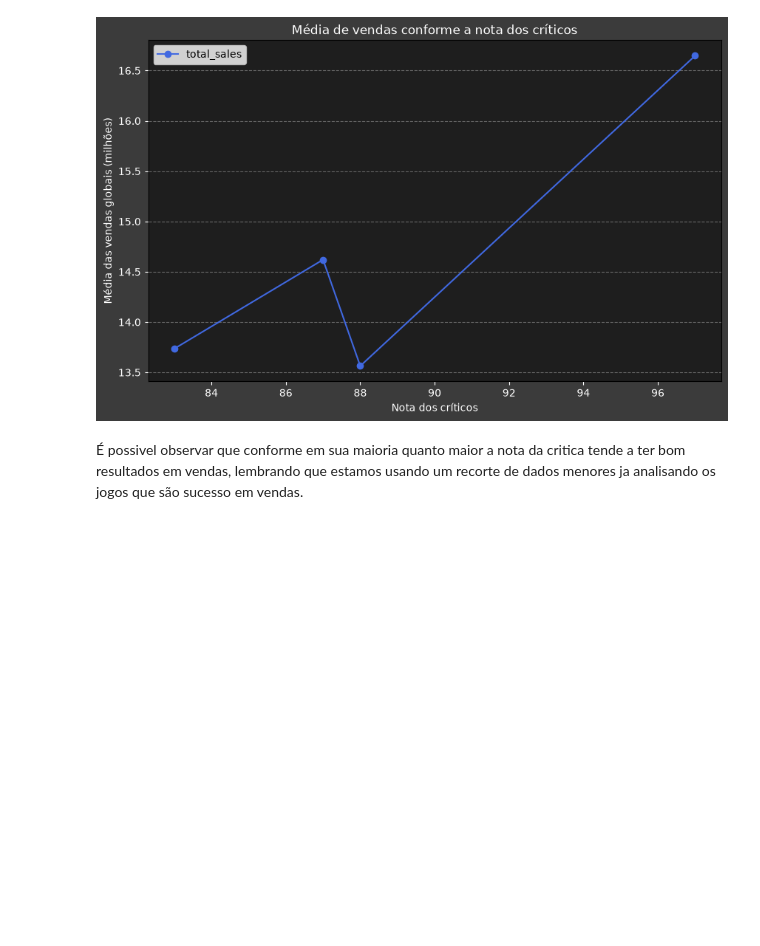
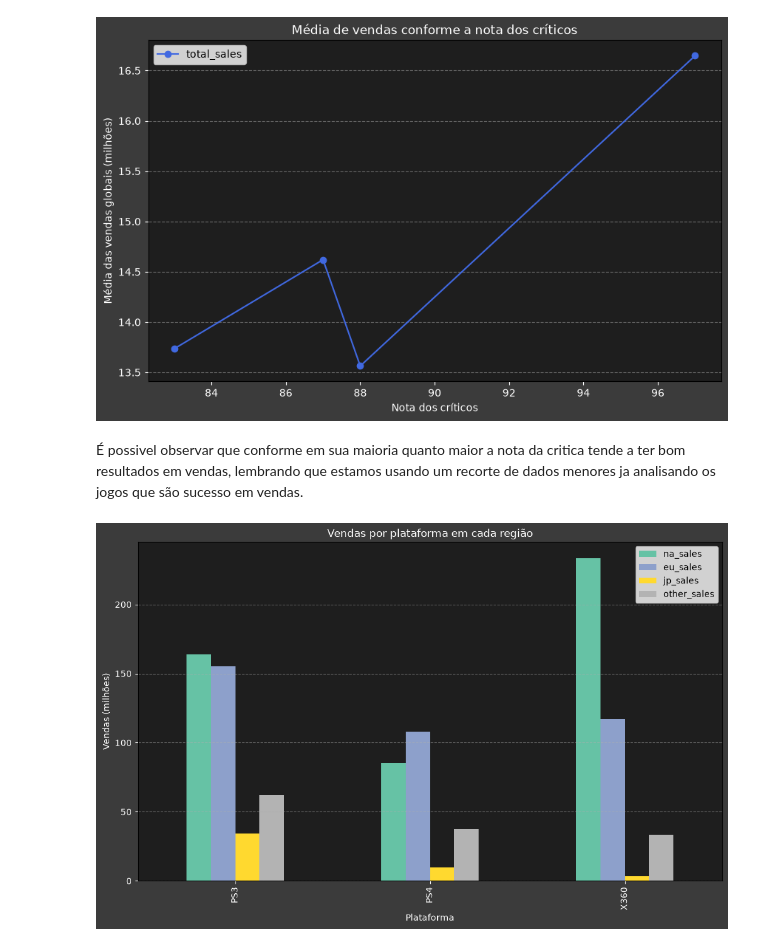
Before and after one commit to higorlu2023-design/projeto_games_integrado, a Jupyter notebook: Notebooks/EDA.ipynb, the cells around one changed output. Drawn from its saved outputs; the diff is of its cells as text; code cells hidden in the pictures; blank space fills up the shorter version.

```diff
--- a/Notebooks/EDA.ipynb
+++ b/Notebooks/EDA.ipynb
@@ -716,3 +716,31 @@ plt.show()
 [figure]
 # %% [markdown]
 É possivel observar que conforme em sua maioria quanto maior a nota da critica tende a ter bom resultados em vendas, lembrando que estamos usando um recorte de dados menores ja analisando os jogos que são sucesso em vendas.
+# %%
+#Agora utilizando o datraframe filtrado que usamos em uma analise anterior para vermos como as vendas se comportou de região para região. Depois olharemos com os dados com olhar mais diretos nos jogos expificos.
+colunas_regioes = ['na_sales', 'eu_sales', 'jp_sales', 'other_sales']
+
+vendas_por_plataforma_regiao = (
+    dados_barras.groupby('platform')[colunas_regioes]
+      .sum()
+)
+
+grafico = vendas_por_plataforma_regiao.plot(
+    kind='bar',
+    figsize=(12, 7),
+    colormap='Set2',
+    xlabel='Plataforma',
+    ylabel='Vendas (milhões)',
+    title='Vendas por plataforma em cada região'
+)
+
+grafico.grid(axis='y', linestyle='--', alpha=0.5)
+grafico.set_facecolor('#1e1e1e')
+grafico.figure.set_facecolor("#3b3b3b")
+grafico.tick_params(colors='white')
+grafico.xaxis.label.set_color('white')
+grafico.yaxis.label.set_color('white')
+grafico.title.set_color('white')
+plt.show()
+# %% [output]
+[figure, added]
```
Also changed, not shown: parts of 9 cells of this notebook, 1 other file.
